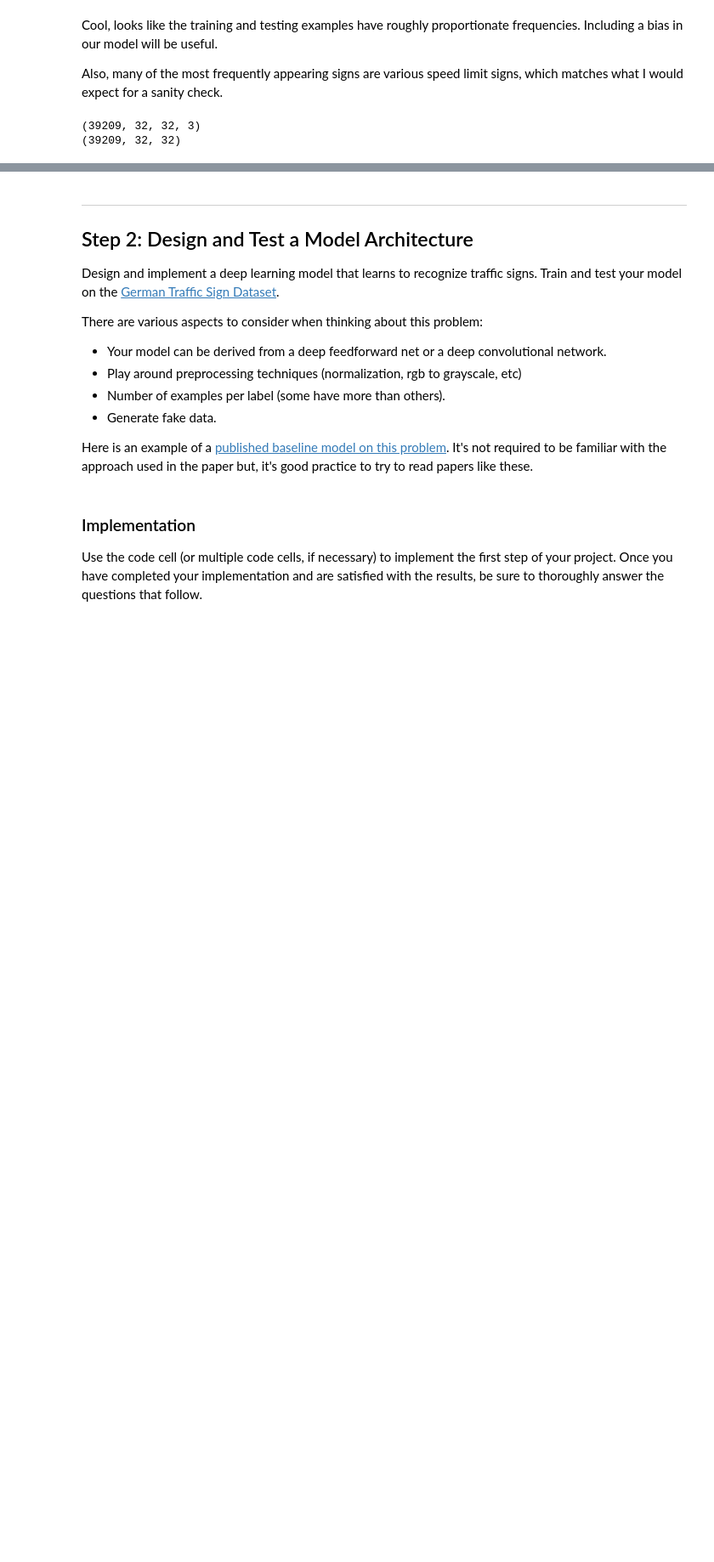
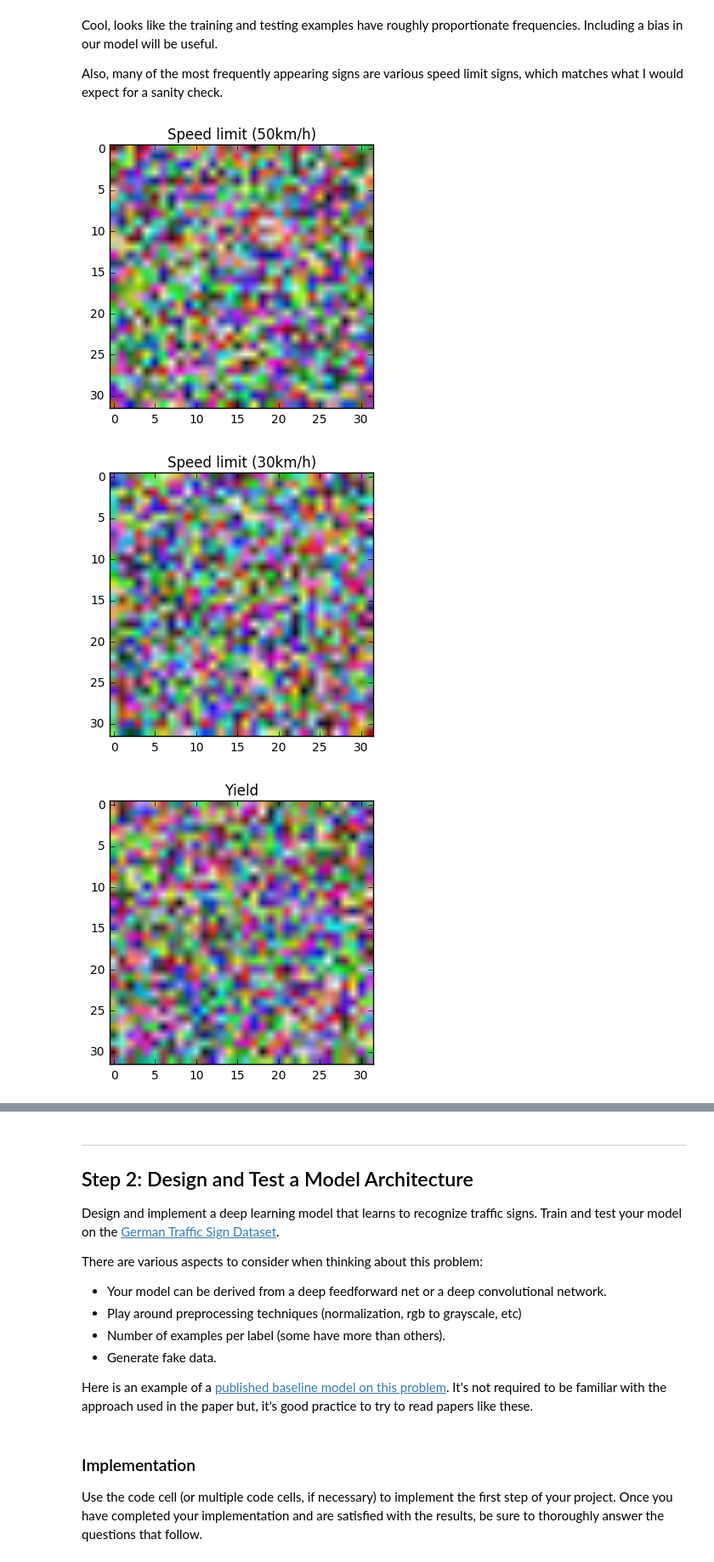
Before and after one commit to kevinpalm/udacity_traffic_signs, a Jupyter notebook: Traffic_Signs_Recognition.ipynb, the cells around one changed output, grey strips where cells are left out. Shown at 85% size. Cells and saved outputs as stored; diff of their text form; code cells hidden in the pictures; blank space fills up the shorter version.

```diff
--- a/Traffic_Signs_Recognition.ipynb
+++ b/Traffic_Signs_Recognition.ipynb
@@ -100,16 +100,26 @@ Cool, looks like the training and testing examples have roughly proportionate fr
 Also, many of the most frequently appearing signs are various speed limit signs, which matches what I would expect for a sanity check.
 # %%
 # Next I'm curious to see if anything meaningful comes from averaging examples together,
-# Probably not because I doubt these images are centered, but let's see if we can detect any patterns.
+# Probably not because there's probably too much variety from image to image,
+# but let's try it and see if we can detect any patterns.
 
-# We'll just do the top five most common sign types and greyscale for simplicity.
+# We'll just do the top three most common sign types
 
 import numpy as np
+import matplotlib.pyplot as plt
 
-# Prepare dataframe with pixel data
-print(X_train.shape)
-g_train = np.dot(X_train[...,:3], [0.299, 0.587, 0.114])
-print(g_train.shape)
+# Get indexes of each example type we're going to visualize
+for signtype in labelfreq.head(n=3).index:
+    indexes = examples[examples["SignName"]==signtype].index.tolist()
+
+    # Slice and average the training examples
+    trainslice = X_train[indexes].mean(axis=0)
+
+    # Print the type of sign and draw the image
+    plt.figure()
+    plt.imshow(trainslice)
+    plt.title(signtype)
 # %% [output]
-(39209, 32, 32, 3)
-(39209, 32, 32)
+[figure, added]
+[figure, added]
+[figure, added]
```
Also changed, not shown: parts of 4 cells of this notebook.
